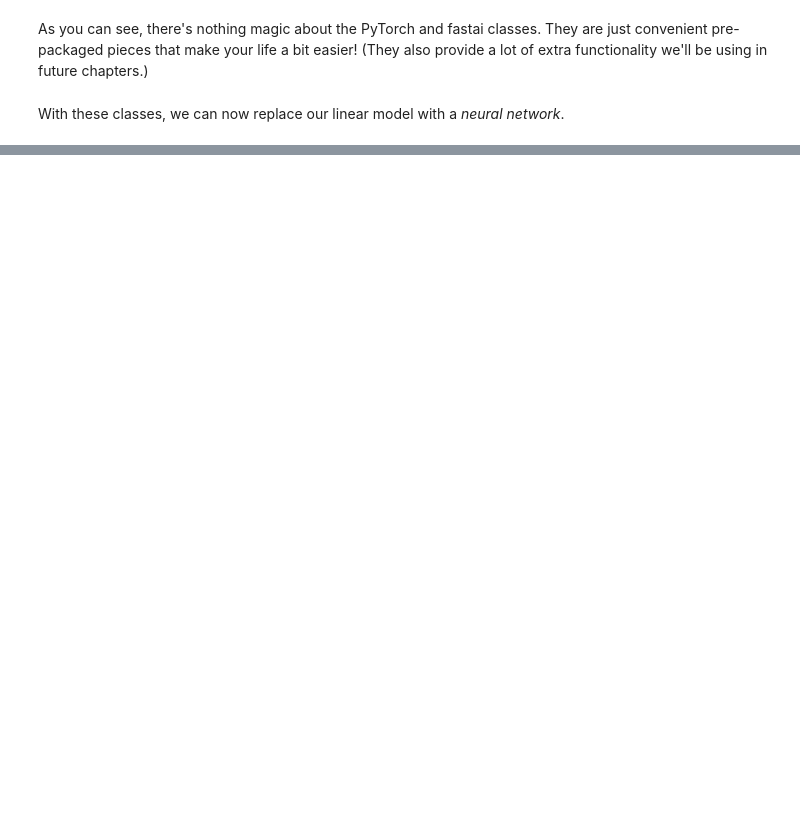
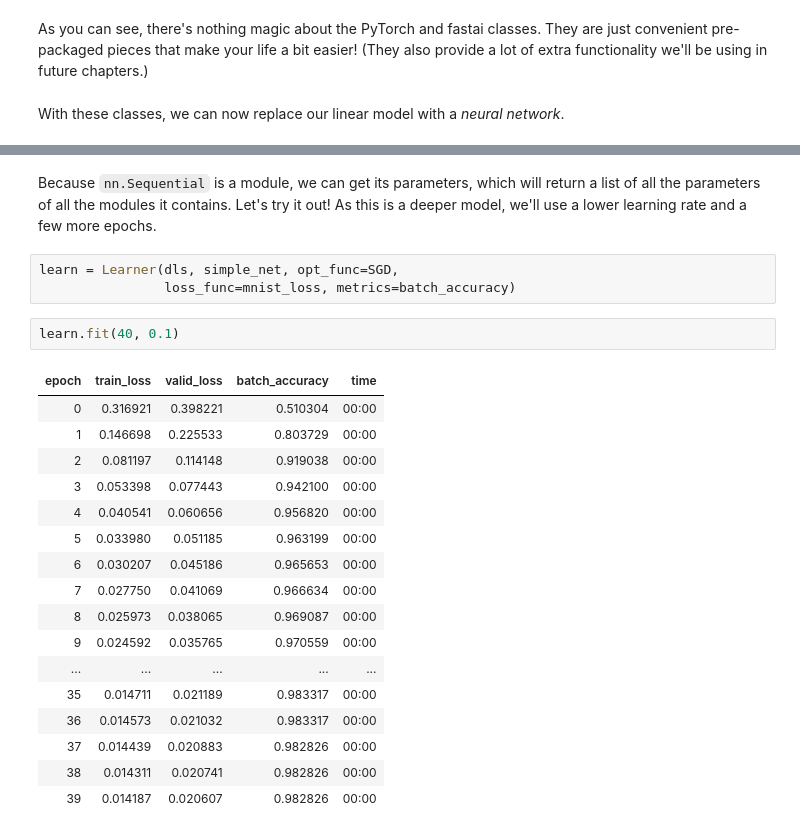
Before and after one commit to lanceEM2/understanding-deep-ai, a Jupyter notebook: broadcasting.ipynb, the cells around one changed output, grey strips where cells are left out. Drawn from its saved outputs; the diff is of its cells as text; blank space fills up the shorter version.

```diff
--- a/broadcasting.ipynb
+++ b/broadcasting.ipynb
@@ -761,0 +812,25 @@ With these classes, we can now replace our linear model with a *neural network*.
+# %% [markdown]
+Because `nn.Sequential` is a module, we can get its parameters, which will return a list of all the parameters of all the modules it contains. Let's try it out! As this is a deeper model, we'll use a lower learning rate and a few more epochs.
+# %%
+learn = Learner(dls, simple_net, opt_func=SGD,
+                loss_func=mnist_loss, metrics=batch_accuracy)
+# %%
+learn.fit(40, 0.1)
+# %% [output]
+| epoch | train_loss | valid_loss | batch_accuracy | time |
+| 0 | 0.316921 | 0.398221 | 0.510304 | 00:00 |
+| 1 | 0.146698 | 0.225533 | 0.803729 | 00:00 |
+| 2 | 0.081197 | 0.114148 | 0.919038 | 00:00 |
+| 3 | 0.053398 | 0.077443 | 0.942100 | 00:00 |
+| 4 | 0.040541 | 0.060656 | 0.956820 | 00:00 |
+| 5 | 0.033980 | 0.051185 | 0.963199 | 00:00 |
+| 6 | 0.030207 | 0.045186 | 0.965653 | 00:00 |
+| 7 | 0.027750 | 0.041069 | 0.966634 | 00:00 |
+| 8 | 0.025973 | 0.038065 | 0.969087 | 00:00 |
+| 9 | 0.024592 | 0.035765 | 0.970559 | 00:00 |
+| ... | ... | ... | ... | ... |
+| 35 | 0.014711 | 0.021189 | 0.983317 | 00:00 |
+| 36 | 0.014573 | 0.021032 | 0.983317 | 00:00 |
+| 37 | 0.014439 | 0.020883 | 0.982826 | 00:00 |
+| 38 | 0.014311 | 0.020741 | 0.982826 | 00:00 |
+| 39 | 0.014187 | 0.020607 | 0.982826 | 00:00 |
```
Also changed, not shown: parts of 52 cells of this notebook, 2 other files.
